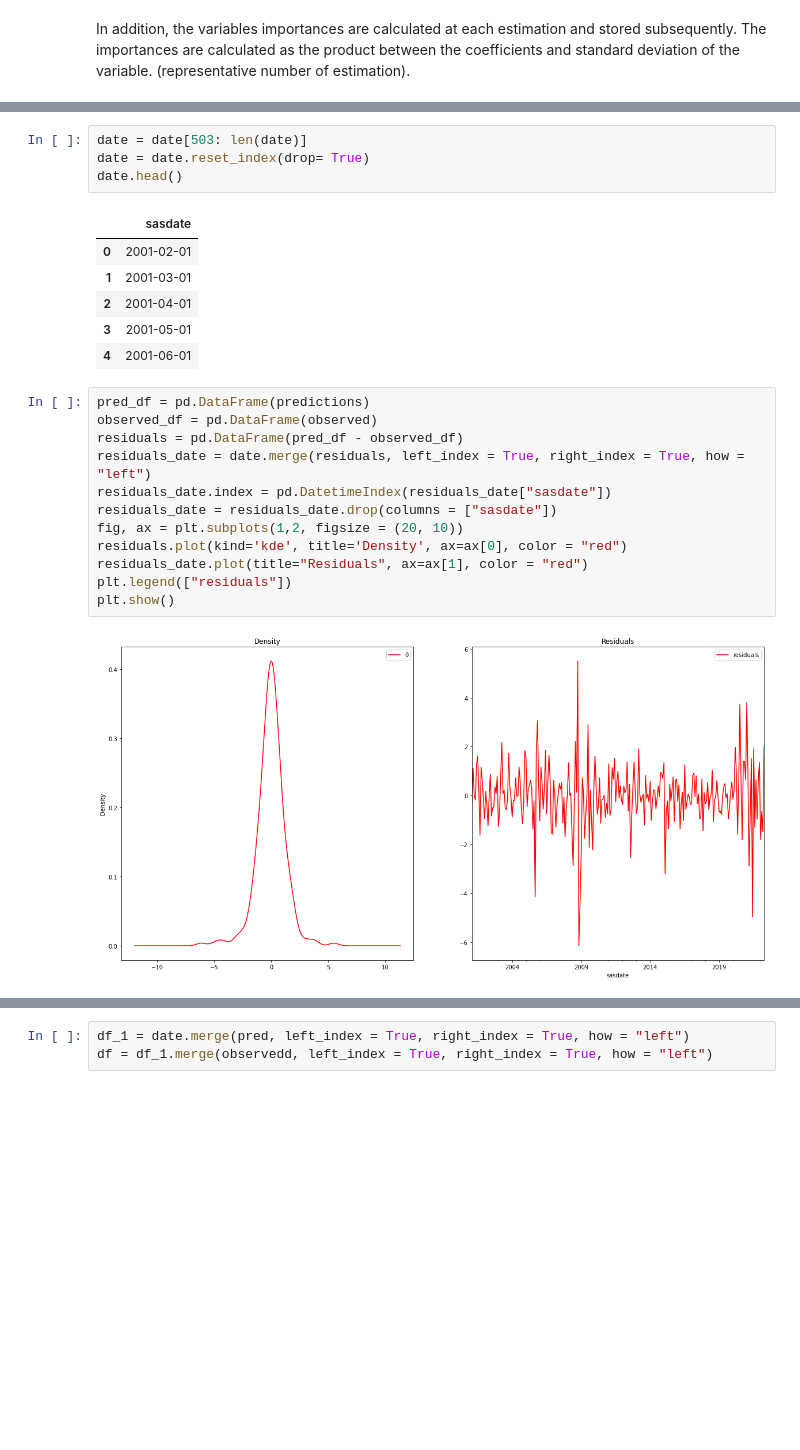
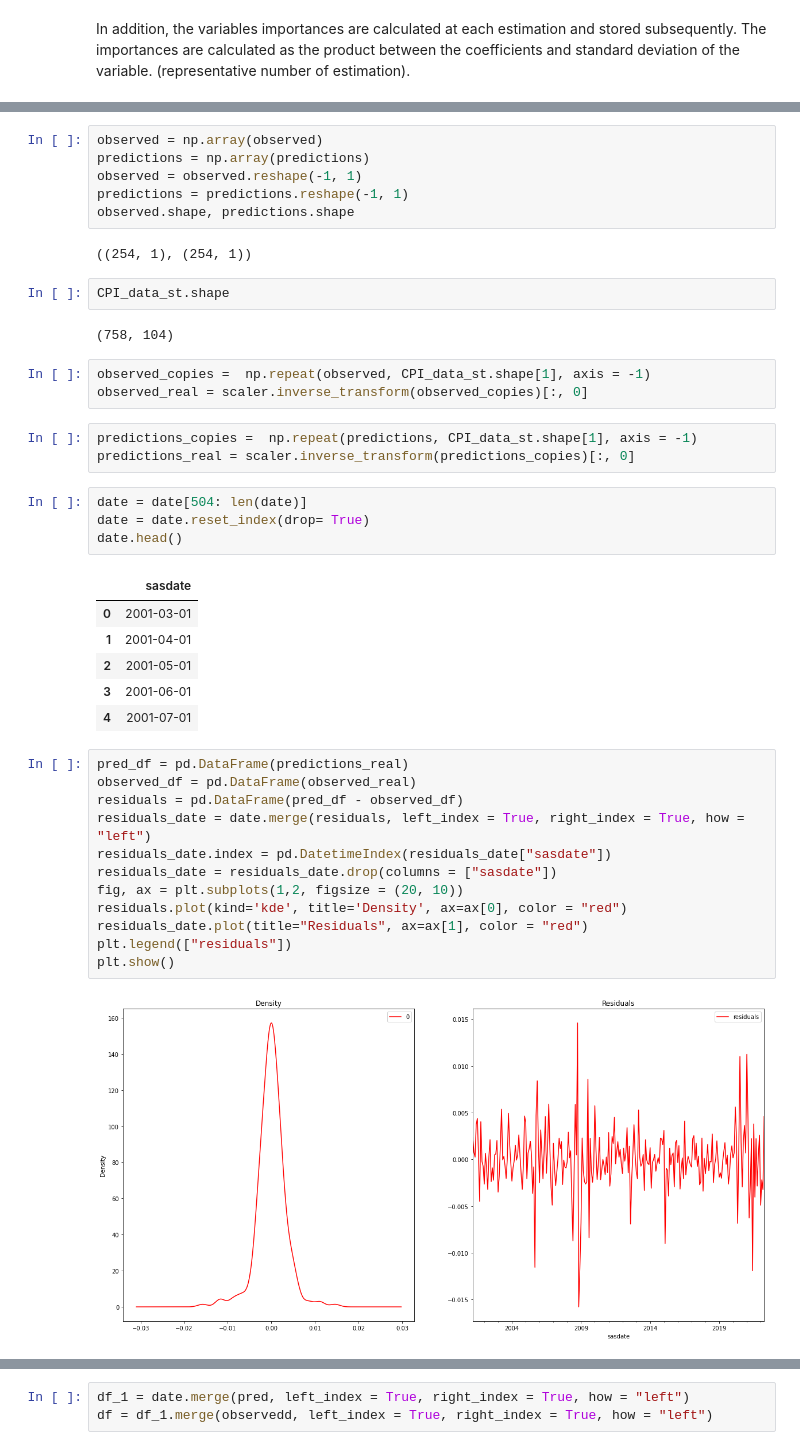
Before and after one commit to caiobaptistaa/Econometria-4_PUC-Rio, a Jupyter notebook: Trabalho_1_Quest_2_LASSO_AR.ipynb, the cells around one changed output, grey strips where cells are left out. Drawn from its saved outputs; the diff is of its cells as text; blank space fills up the shorter version.

```diff
--- a/Trabalho_1_Quest_2_LASSO_AR.ipynb
+++ b/Trabalho_1_Quest_2_LASSO_AR.ipynb
@@ -301,28 +287,46 @@ len(predictions), len(observed), len(test), len(X)
+# %%
+observed = np.array(observed)
+predictions = np.array(predictions)
+observed = observed.reshape(-1, 1)
+predictions = predictions.reshape(-1, 1)
+observed.shape, predictions.shape
+# %% [output]
+((254, 1), (254, 1))
+# %%
+CPI_data_st.shape
+# %% [output]
+(758, 104)
+# %%
+observed_copies =  np.repeat(observed, CPI_data_st.shape[1], axis = -1)
+observed_real = scaler.inverse_transform(observed_copies)[:, 0]
+# %%
+predictions_copies =  np.repeat(predictions, CPI_data_st.shape[1], axis = -1)
+predictions_real = scaler.inverse_transform(predictions_copies)[:, 0]
 # %%
-date = date[503: len(date)]
+date = date[504: len(date)]
 date = date.reset_index(drop= True)
 date.head()
 # %% [output]
 |  | sasdate |
-| 0 | 2001-02-01 |
-| 1 | 2001-03-01 |
-| 2 | 2001-04-01 |
-| 3 | 2001-05-01 |
-| 4 | 2001-06-01 |
+| 0 | 2001-03-01 |
+| 1 | 2001-04-01 |
+| 2 | 2001-05-01 |
+| 3 | 2001-06-01 |
+| 4 | 2001-07-01 |
 # %%
-pred_df = pd.DataFrame(predictions)
-observed_df = pd.DataFrame(observed)
+pred_df = pd.DataFrame(predictions_real)
+observed_df = pd.DataFrame(observed_real)
 residuals = pd.DataFrame(pred_df - observed_df)
 residuals_date = date.merge(residuals, left_index = True, right_index = True, how = "left")
 residuals_date.index = pd.DatetimeIndex(residuals_date["sasdate"])
 residuals_date = residuals_date.drop(columns = ["sasdate"])
 fig, ax = plt.subplots(1,2, figsize = (20, 10))
 residuals.plot(kind='kde', title='Density', ax=ax[0], color = "red")
 residuals_date.plot(title="Residuals", ax=ax[1], color = "red")
 plt.legend(["residuals"])
 plt.show()
 # %% [output]
-[figure, old version]
+[figure, new version]
 # %%
 squared_residuals = residuals**2
 cumsum_sqd_residuals = np.cumsum(squared_residuals)
```
Also changed, not shown: parts of 37 cells of this notebook.
